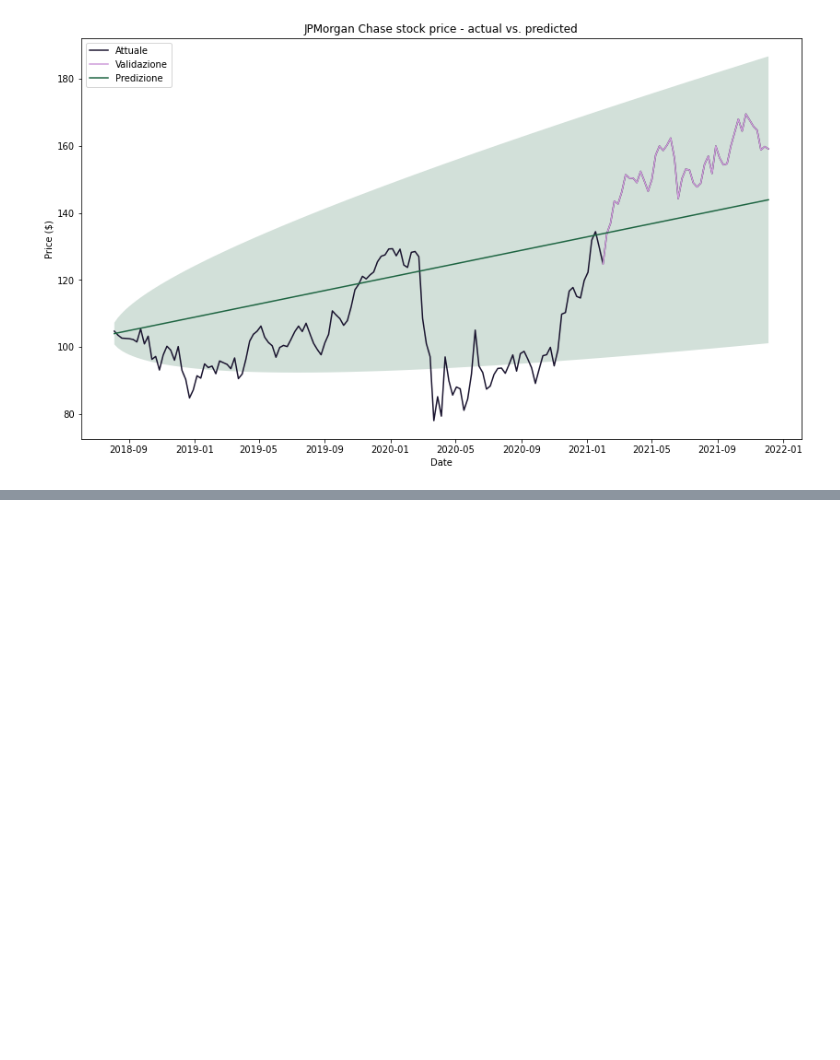
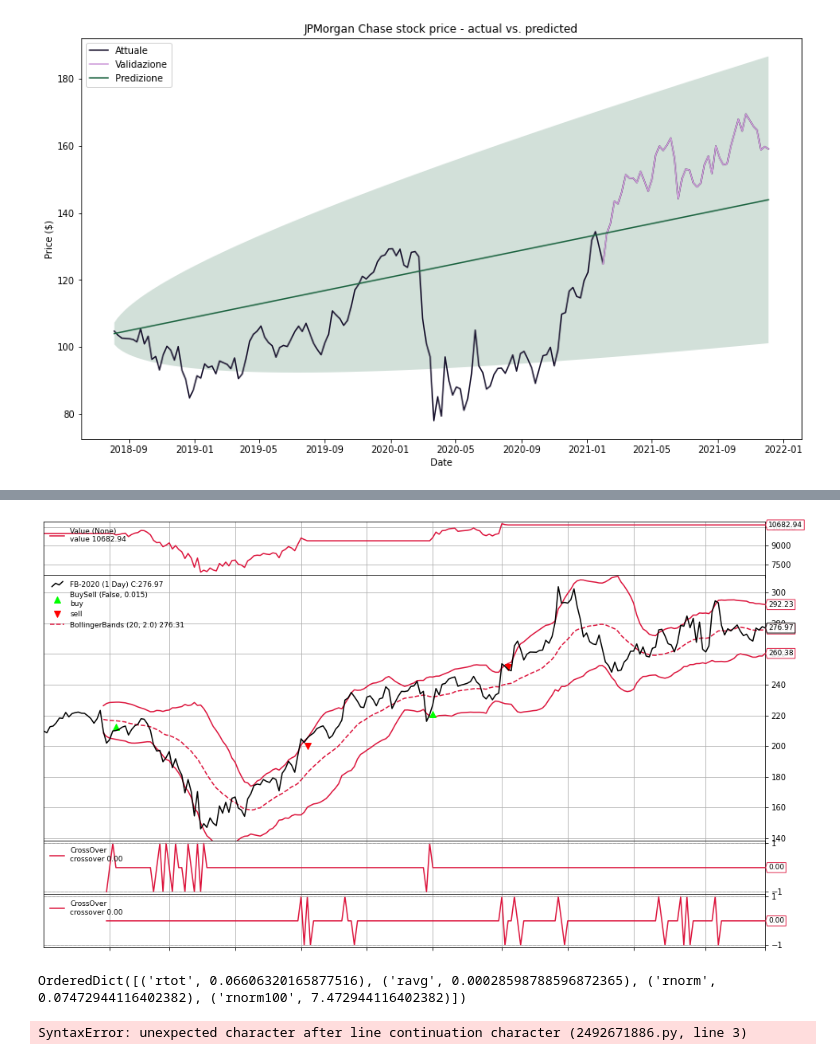
Before and after one commit to tommcamm/BISF-Project, a Jupyter notebook: python/Notebook del progetto.ipynb, the cells around one changed output, grey strips where cells are left out. Drawn from its saved outputs; the diff is of its cells as text; code cells hidden in the pictures; blank space fills up the shorter version.

```diff
--- a/python/Notebook del progetto.ipynb
+++ b/python/Notebook del progetto.ipynb
@@ -2134,0 +2110,25 @@ FileNotFoundError: [Errno 2] No such file or directory: 'FB'
+# %%
+# Effetuiamo il download sempre da YF dei dati
+#fb_data = bt.feeds.YahooFinanceData(dataname='FB',
+#                                    fromdate=datetime.datetime(2020, 01, 01),
+#                                    todate=datetime.datetime(2020, 11, 01))
+
+# Carichiamo i dati manualmente in quanto bt attualmente ha problemi con il download diretto da yf
+fb_data = bt.feeds.YahooFinanceCSVData(dataname='../DATA/FB-2020.csv')
+
+# istanziamo celebro, e ne effettuiamo il backtest
+cerebro = bt.Cerebro(stdstats = False, cheat_on_open=True)
+cerebro.addstrategy(BBand_Strategy) # aggiungiamo la strategia che abbiamo creato al blocco precedente
+cerebro.adddata(fb_data) # aggiungiamo i dati scaricati da yf
+cerebro.broker.setcash(10000.0) # impostiamo i soldi da investire come 10000$
+cerebro.broker.setcommission(commission=0.001) # costo di commissione
+
+cerebro.addobserver(bt.observers.BuySell)
+cerebro.addobserver(bt.observers.Value)
+cerebro.addanalyzer(bt.analyzers.Returns, _name='returns')
+cerebro.addanalyzer(bt.analyzers.TimeReturn, _name='time_return')
+
+# Facciamo partire ora il backtest
+print('Starting Portfolio Value: %.2f' % cerebro.broker.getvalue())
+backtest_result = cerebro.run()
+print('Final Portfolio Value: %.2f' % cerebro.broker.getvalue())
@@ -2134,0 +2148,7 @@ FileNotFoundError: [Errno 2] No such file or directory: 'FB'
+# %%
+# Plot del grafico
+plt.rcParams['figure.figsize']=[14, 8]
+cerebro.plot(iplot=True, volume=False)
+
+plt.show()
+# %% [output]
@@ -2134,0 +2157,13 @@ FileNotFoundError: [Errno 2] No such file or directory: 'FB'
+[figure, added]
+# %%
+print(backtest_result[0].analyzers.returns.get_analysis())
+# %% [output]
+OrderedDict([('rtot', 0.06606320165877516), ('ravg', 0.00028598788596872365), ('rnorm', 0.07472944116402382), ('rnorm100', 7.472944116402382)])
+# %%
+returns_dict = backtest_result[0].analyzers.time_return.get_analysis()
+returns_df = pd.DataFrame(list(returns_dict.items()),
+columns = ['report_date', 'return']) \
+.set_index('report_date')
+returns_df.plot(title='Portfolio returns')
+# %% [output]
+SyntaxError: unexpected character after line continuation character (2492671886.py, line 3)
```
Also changed, not shown: parts of 27 cells of this notebook, 5 other files.
